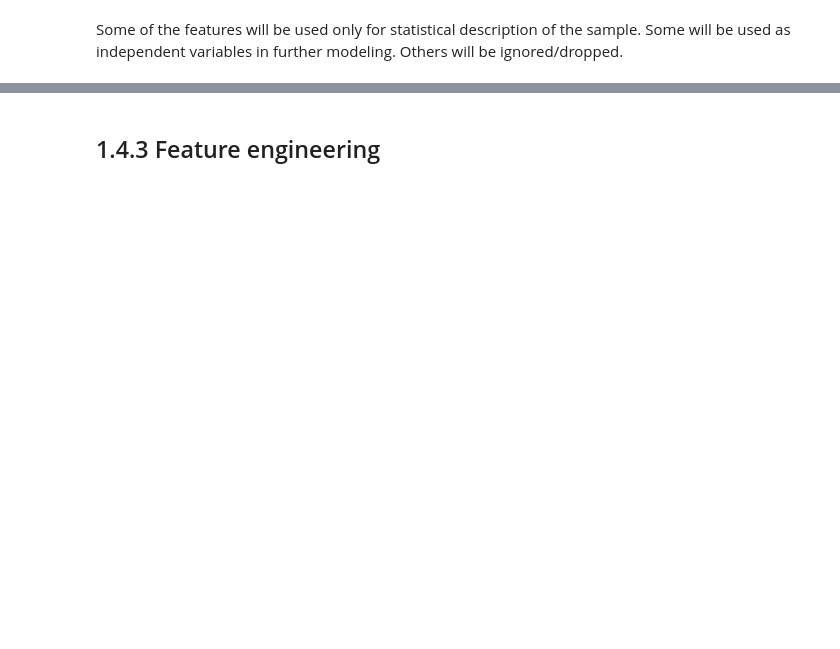
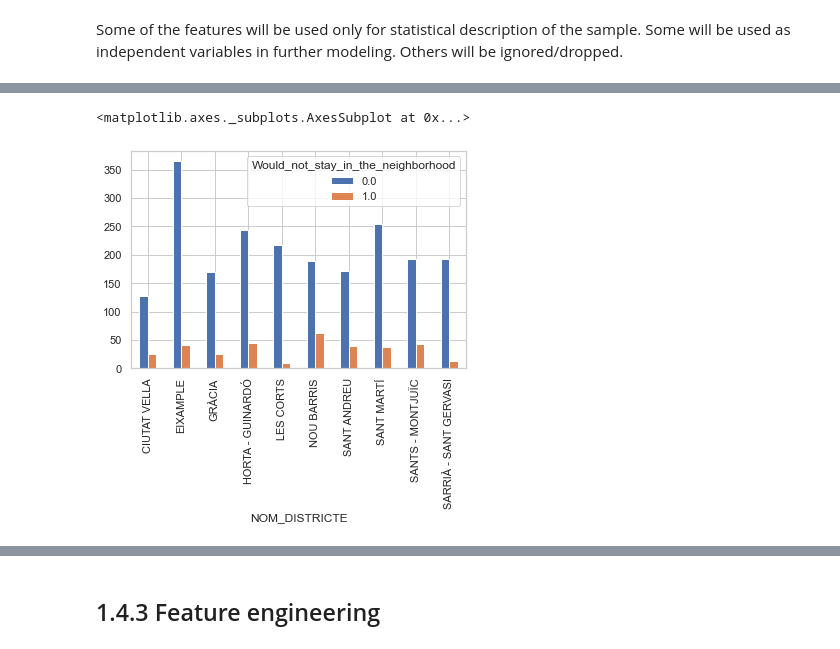
Before and after one commit to abednarczuk/MasterThesis, a Jupyter notebook: 01_Survey_data_EDA.ipynb, the cells around one changed output, grey strips where cells are left out. Saved outputs shown, nothing was run; the diff lists cells and outputs as text; code cells hidden in the pictures; blank space fills up the shorter version.

```diff
--- a/01_Survey_data_EDA.ipynb
+++ b/01_Survey_data_EDA.ipynb
@@ -372,7 +400,7 @@ survey_65.groupby(['CANVI_LLOC_RES_1A3']).size().plot.bar()
 # %%
 data_prep = {'I WOULD STAY LIVING IN THE SAME NEIGHBORHOOD': 0,
             'I WOULD LIVE IN ANOTHER NEIGHBORHOOD IN BARCELONA': 1,
-             'I WOULD LIVE OUTSIDE BARCELONA': 1,
+             'I WOULD LIVE OUTSIDE BARCELONA': np.nan,
              "I DON'T KNOW": np.nan,
              'NO ANSWER': np.nan
             }
@@ -524,0 +731,6 @@ display(pd.crosstab(data.NACIO_ACT_UE, data.Would_not_stay_in_the_neighborhood))
+# %%
+table = pd.crosstab(data.NOM_DISTRICTE, data.Would_not_stay_in_the_neighborhood)
+table.plot(kind='bar')
+# %% [output]
+<matplotlib.axes._subplots.AxesSubplot at 0x...>
+[figure, added]
```
Also changed, not shown: parts of 191 cells of this notebook, 1 other file.
